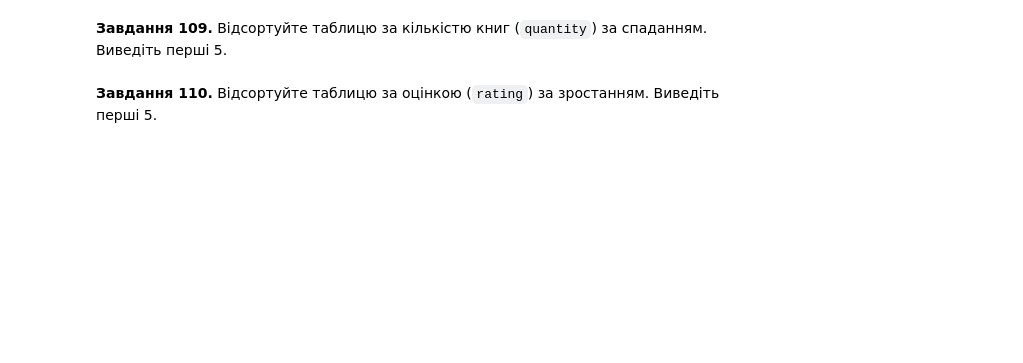
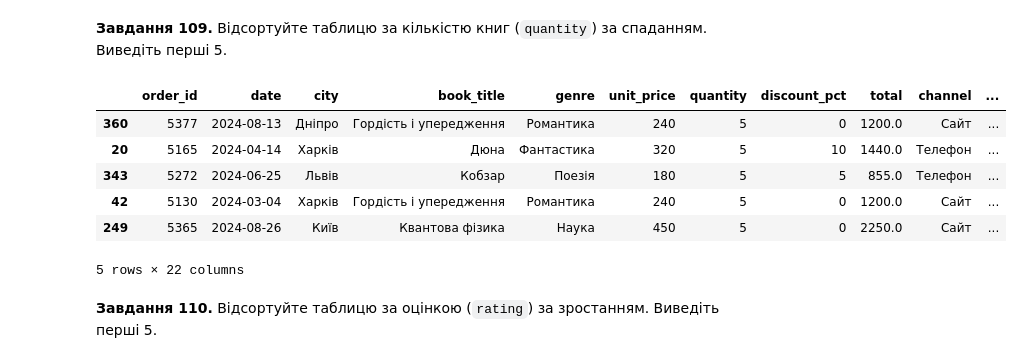
Before and after one commit to DymaStar/DTA_2026, a Jupyter notebook: HW/HW_DimaStar2605_"pandas_practice_120_ipynb".ipynb, the cells around one changed output. Saved outputs shown, nothing was run; the diff lists cells and outputs as text; code cells hidden in the pictures; blank space fills up the shorter version.

```diff
--- a/HW/HW_DimaStar2605_"pandas_practice_120_ipynb".ipynb
+++ b/HW/HW_DimaStar2605_"pandas_practice_120_ipynb".ipynb
@@ -1803,6 +1826,15 @@ df.sort_values("total", ascending=False).head(5)
 **Завдання 109.** Відсортуйте таблицю за кількістю книг (`quantity`) за спаданням. Виведіть перші 5.
 # %%
 # Завдання 109:
+df.sort_values("quantity", ascending=False).head(5)
+# %% [output]
+|  | order_id | date | city | book_title | genre | unit_price | quantity | discount_pct | total | channel | ... |
+| 360 | 5377 | 2024-08-13 | Дніпро | Гордість і упередження | Романтика | 240 | 5 | 0 | 1200.0 | Сайт | ... |
+| 20 | 5165 | 2024-04-14 | Харків | Дюна | Фантастика | 320 | 5 | 10 | 1440.0 | Телефон | ... |
+| 343 | 5272 | 2024-06-25 | Львів | Кобзар | Поезія | 180 | 5 | 5 | 855.0 | Телефон | ... |
+| 42 | 5130 | 2024-03-04 | Харків | Гордість і упередження | Романтика | 240 | 5 | 0 | 1200.0 | Сайт | ... |
+| 249 | 5365 | 2024-08-26 | Київ | Квантова фізика | Наука | 450 | 5 | 0 | 2250.0 | Сайт | ... |
+5 rows × 22 columns
 # %% [markdown]
 **Завдання 110.** Відсортуйте таблицю за оцінкою (`rating`) за зростанням. Виведіть перші 5.
 # %%
```
Also changed, not shown: parts of 15 cells of this notebook.
